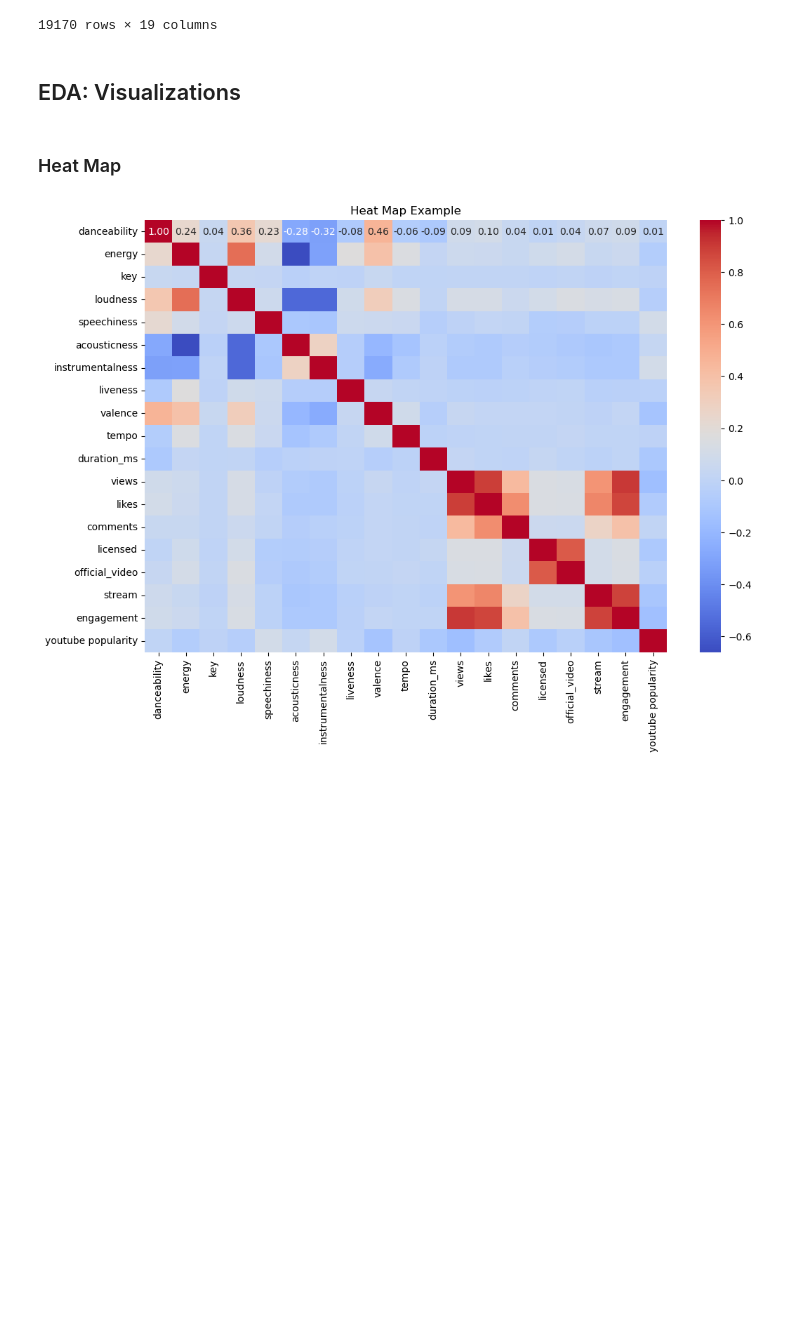
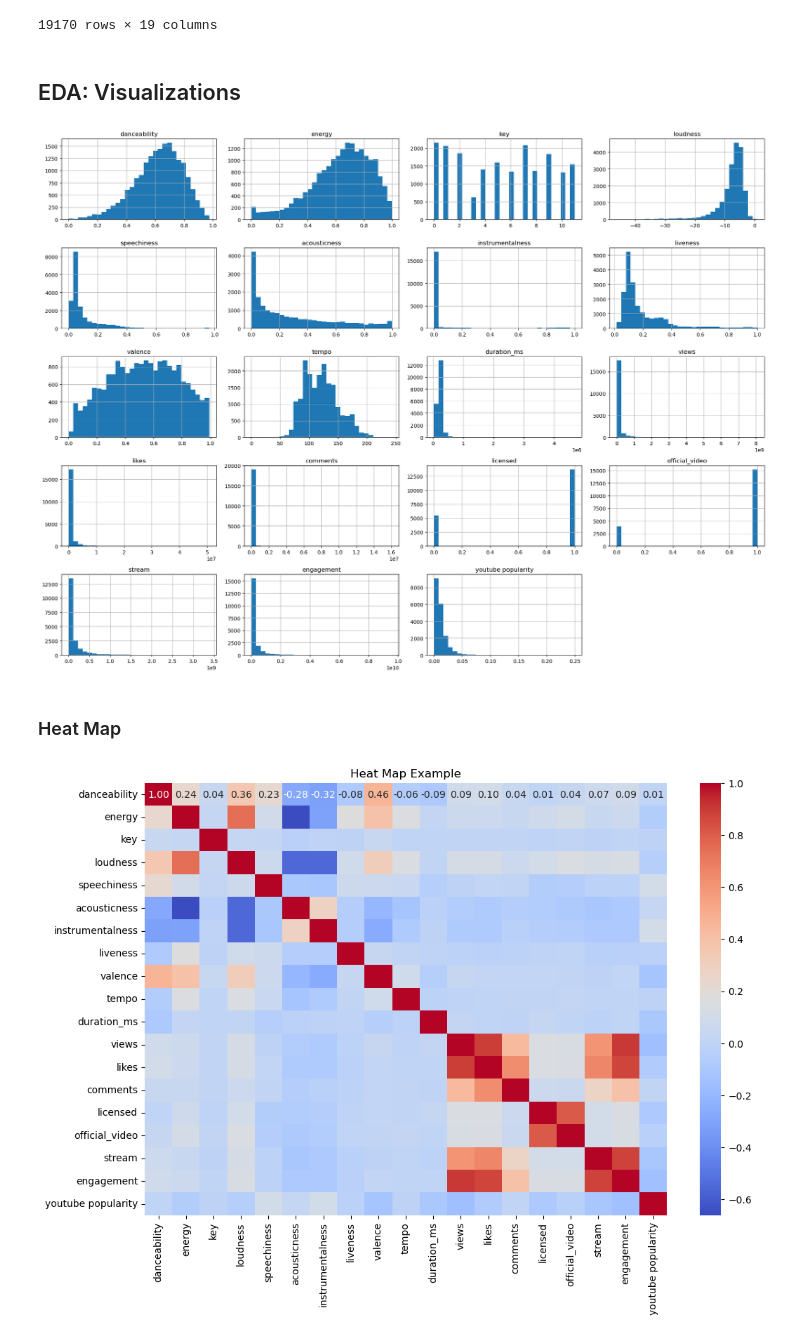
Before and after one commit to dparcon/Project_4_Group_2, a Jupyter notebook: spotify_youtube_song_analysis.ipynb, the cells around one changed output. Drawn from its saved outputs; the diff is of its cells as text; code cells hidden in the pictures; blank space fills up the shorter version.

Commit message:
Added histograms

```diff
--- a/spotify_youtube_song_analysis.ipynb
+++ b/spotify_youtube_song_analysis.ipynb
@@ -180,6 +180,13 @@ scaled_df
 19170 rows × 19 columns
 # %% [markdown]
 ## EDA: Visualizations
+# %%
+# Plot histograms
+spotify_youtube_df_cleaned.hist(bins=30, figsize=(20, 15))
+plt.tight_layout()
+plt.show()
+# %% [output]
+[figure, added]
 # %% [markdown]
 ### Heat Map
 # %%
```
Also changed, not shown: parts of 1 cell of this notebook.
